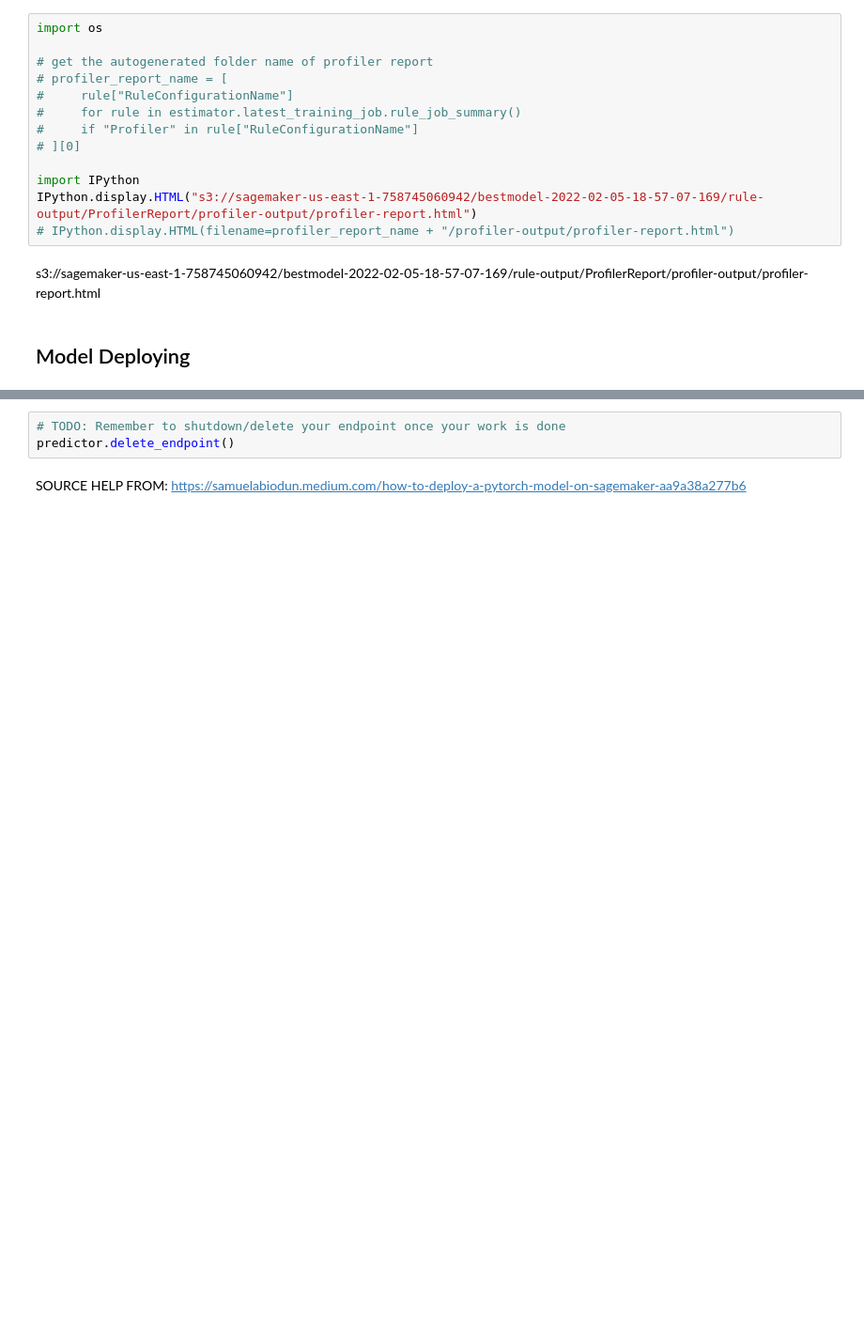
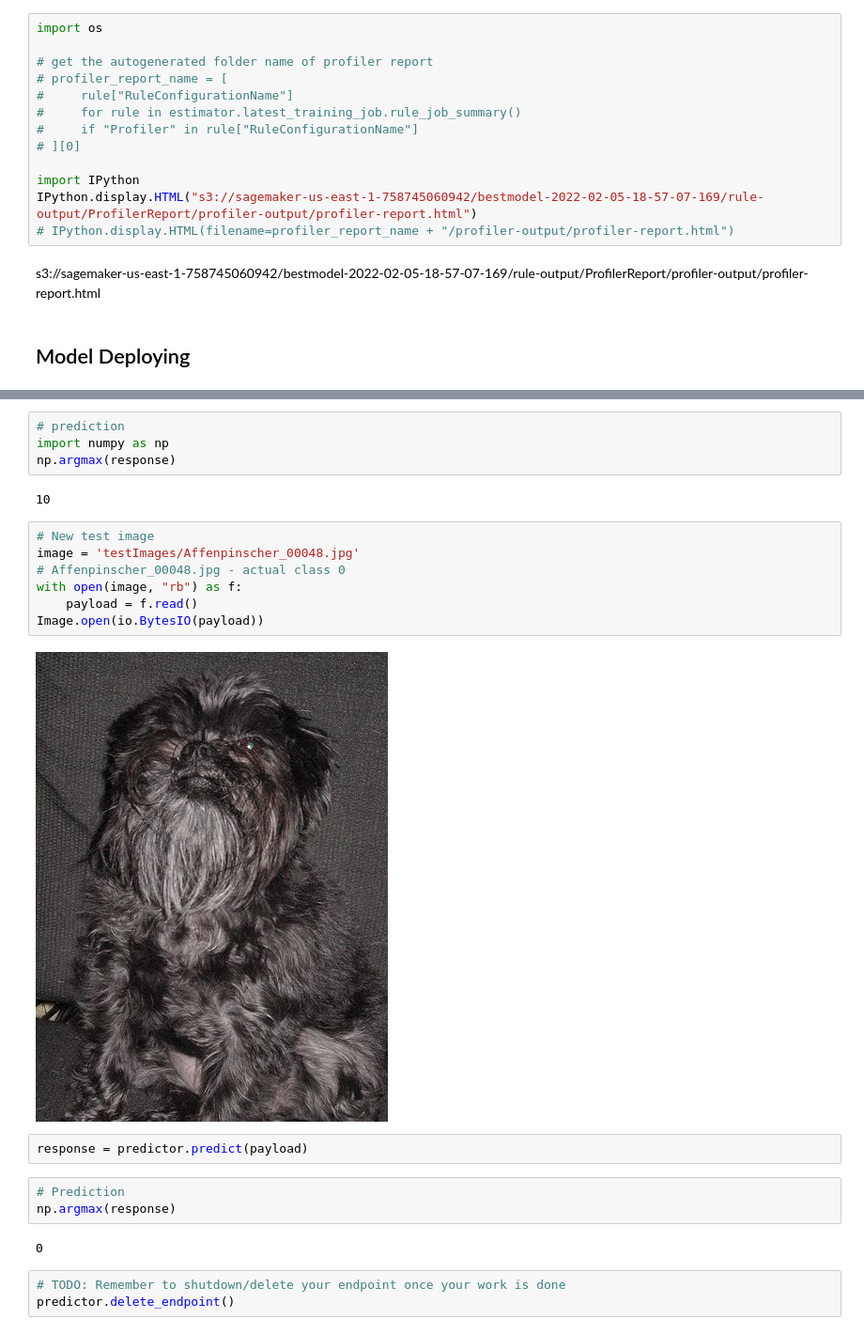
Before and after one commit to fatima1002/aws-deeplearning, a Jupyter notebook: train_and_deploy.ipynb, the cells around one changed output, grey strips where cells are left out. Shown at 94% size. Saved outputs shown, nothing was run; the diff lists cells and outputs as text; blank space fills up the shorter version.

```diff
--- a/train_and_deploy.ipynb
+++ b/train_and_deploy.ipynb
@@ -548,6 +598,25 @@ response = predictor.predict(image)
+# %%
+# prediction
+import numpy as np
+np.argmax(response)
+# %% [output]
+10
+# %%
+# New test image
+image = 'testImages/Affenpinscher_00048.jpg'
+# Affenpinscher_00048.jpg - actual class 0
+with open(image, "rb") as f:
+    payload = f.read()
+Image.open(io.BytesIO(payload))
+# %% [output]
+[figure, added]
+# %%
+response = predictor.predict(payload)
+# %%
+# Prediction
+np.argmax(response)
+# %% [output]
+0
 # %%
 # TODO: Remember to shutdown/delete your endpoint once your work is done
 predictor.delete_endpoint()
-# %% [markdown]
-SOURCE HELP FROM:
-    https://samuelabiodun.medium.com/how-to-deploy-a-pytorch-model-on-sagemaker-aa9a38a277b6
```
Also changed, not shown: parts of 17 cells of this notebook, 3 other files.
